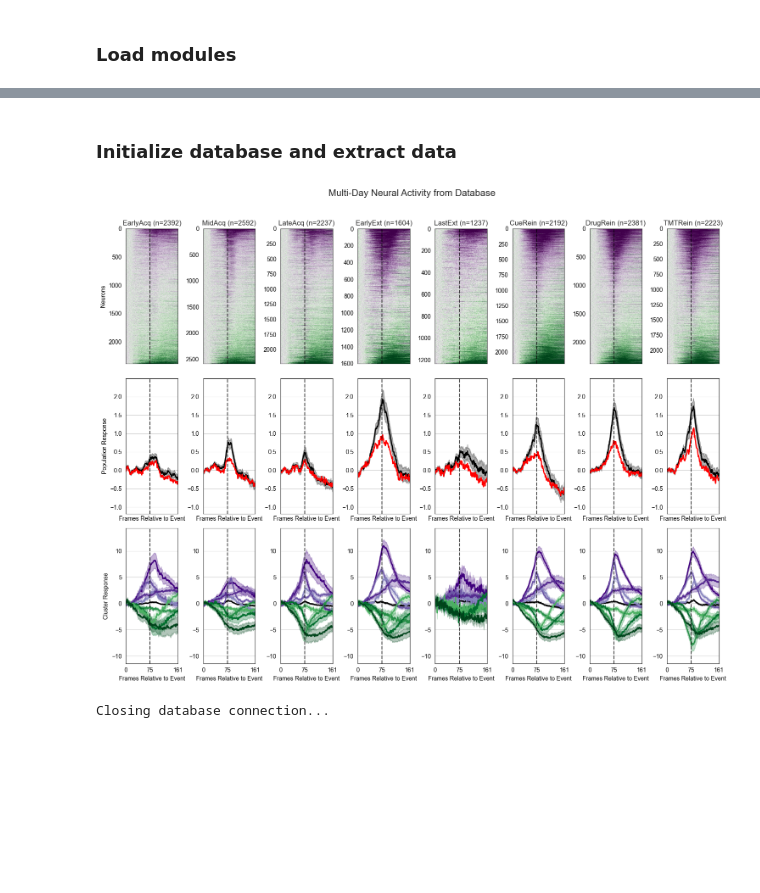
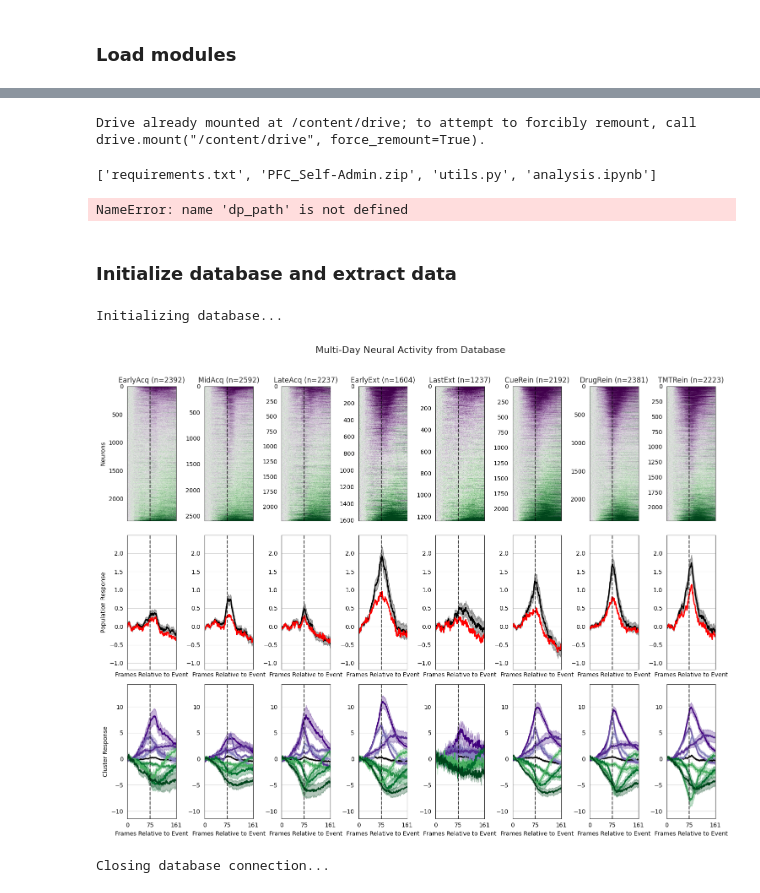
Before and after one commit to thejoshbq/PFC_Self-Admin_Analysis, a Jupyter notebook: analysis.ipynb, the cells around one changed output, grey strips where cells are left out. Drawn from its saved outputs; the diff is of its cells as text; code cells hidden in the pictures; blank space fills up the shorter version.

```diff
--- a/analysis.ipynb
+++ b/analysis.ipynb
@@ -5,3 +27,26 @@
+# %%
+from google.colab import drive
+drive.mount('/content/drive')
+
+import sys
+sys.path.append('/content/drive/My Drive/PFC Self-Admin Analysis')
+from utility import compute_global_limits, process_day_data, plot_day, plot_no_data
+# %% [output]
+Drive already mounted at /content/drive; to attempt to forcibly remount, call drive.mount("/content/drive", force_remount=True).
+# %%
+import os
+import zipfile
+
+drive_path = '/content/drive/My Drive/PFC Self-Admin Analysis'
+db_path = '/content/drive/My Drive/PFC-Analysis/PFC_Self-Admin.db'
+output_dir = os.path.dirname(db_path)
+
+zip_path = os.path.join(drive_path, 'PFC_Self-Admin.zip')
+with zipfile.ZipFile(zip_path, 'r') as zip_ref:
+  zip_ref.extractall(output_dir)
+# %% [output]
+['requirements.txt', 'PFC_Self-Admin.zip', 'utils.py', 'analysis.ipynb']
+NameError: name 'dp_path' is not defined
 # %%
 import sqlite3
 import pandas as pd
@@ -13,7 +57,6 @@ from utils import compute_global_limits, process_day_data, plot_day, plot_no_dat
 ### Initialize database and extract data
 # %%
 print("Initializing database...")
-db_path = "./output/PFC_Self-Admin.db"
 conn = sqlite3.connect(db_path)
 
 try:
@@ -25,32 +68,33 @@ try:
     if num_days == 0:
         print("No days found in database.")
         exit()
 
     pop_ylim, cluster_ylim = compute_global_limits(conn, day_ids)
 
     sns.set_style('white')
     fig, axes = plt.subplots(3, num_days, figsize=(15, 12), sharex='col', squeeze=False)
     fig.suptitle("Multi-Day Neural Activity from Database\n\n", fontsize=16)
 
     for idx, (did, day) in enumerate(tqdm(zip(day_ids, days), total=num_days, desc="Plotting data")):
         sorted_temp, cluster_data, pop_data, num_valid_neurons = process_day_data(conn, did)
 
         if num_valid_neurons == 0:
             plot_no_data(axes, day, pop_ylim, cluster_ylim, idx)
             continue
 
         plot_day(
             axes[0, idx], axes[1, idx], axes[2, idx],
             sorted_temp, cluster_data, pop_data, num_valid_neurons,
             day, pop_ylim, cluster_ylim, idx
         )
 
     plt.tight_layout()
     plt.show()
 
 finally:
     print("Closing database connection...")
     conn.close()
 # %% [output]
+Initializing database...
-[figure, old version]
+[figure, new version]
-Closing database connection...
+Closing database connection...
```
Also changed, not shown: parts of 3 cells of this notebook.
